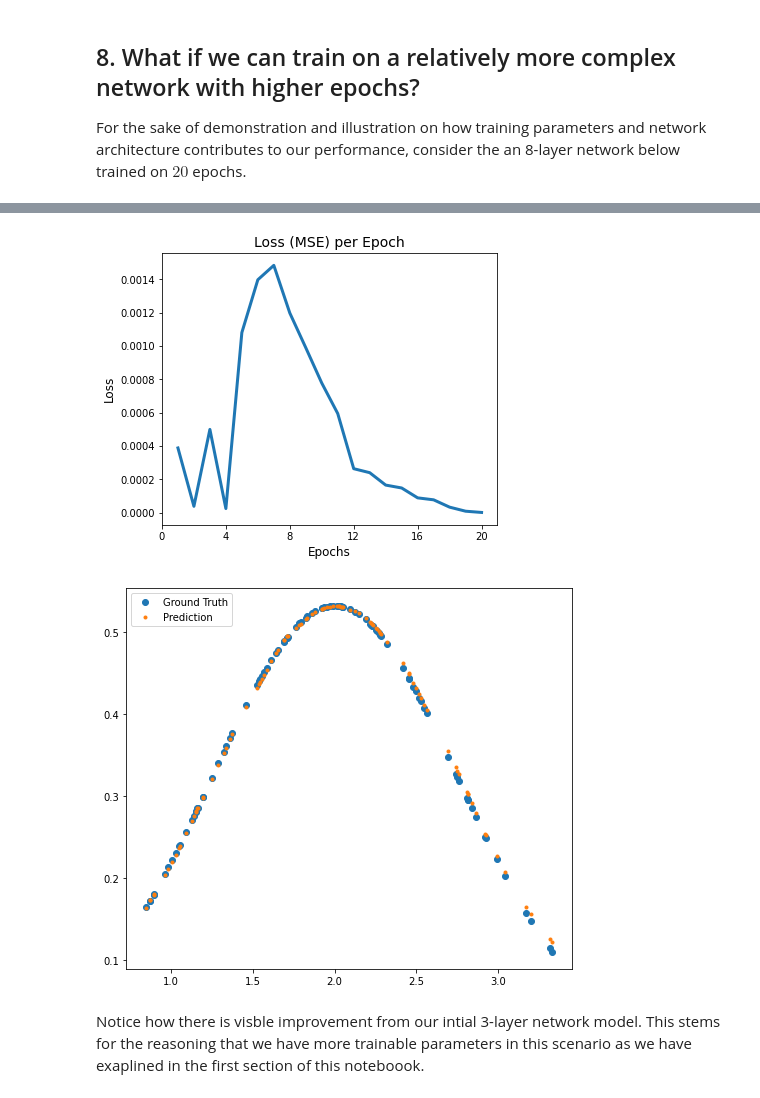
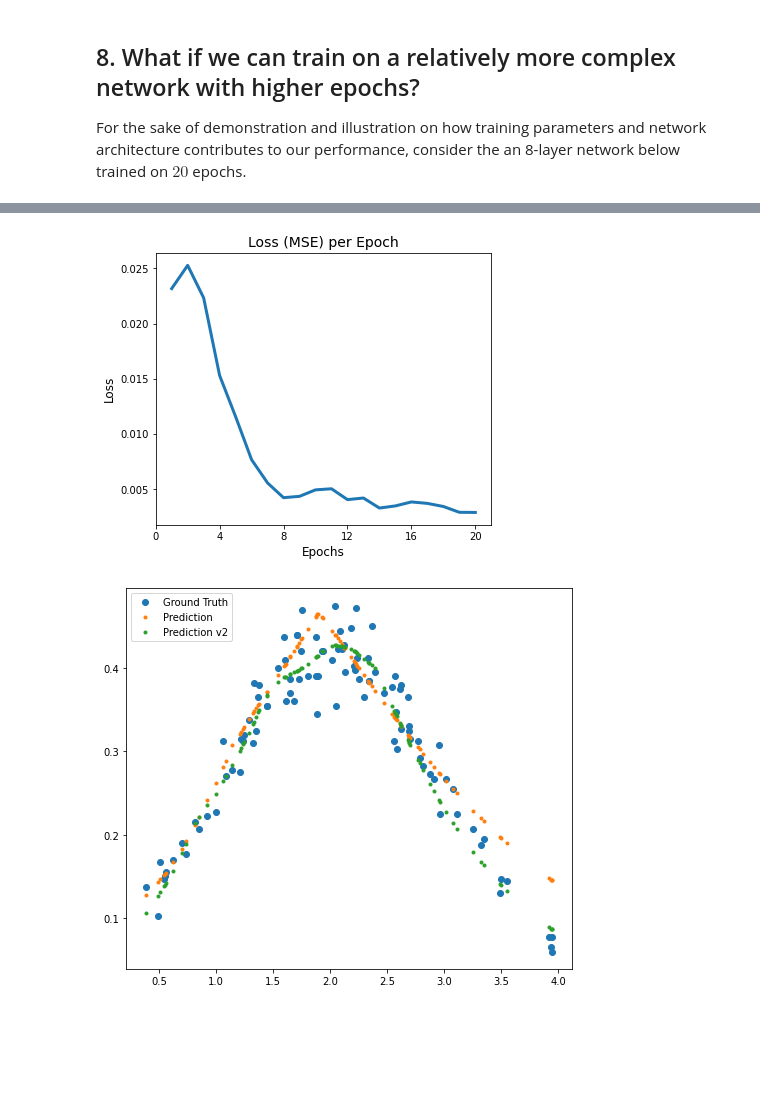
Before and after one commit to francismarquez/Foundations-of-Machine-Learning-Exercises, a Jupyter notebook: exercise-2/exercise-2.ipynb, the cells around one changed output, grey strips where cells are left out. Drawn from its saved outputs; the diff is of its cells as text; code cells hidden in the pictures; blank space fills up the shorter version.

```diff
--- a/exercise-2/exercise-2.ipynb
+++ b/exercise-2/exercise-2.ipynb
@@ -405,32 +405,13 @@ plt.show()
 For the sake of demonstration and illustration on how training parameters and network architecture contributes to our performance, consider the an 8-layer network below trained on $20$ epochs.
 # %%
 mlp = [
-    {"input_dim": 1, "output_dim": 64, "activation": "relu"},
-    {"input_dim": 64, "output_dim": 64, "activation": "relu"},
-    {"input_dim": 64, "output_dim": 64, "activation": "relu"},
-    {"input_dim": 64, "output_dim": 64, "activation": "relu"},
-    {"input_dim": 64, "output_dim": 64, "activation": "relu"},
-    {"input_dim": 64, "output_dim": 1, "activation": "sigmoid"},
+    {"input_dim": 1, "output_dim": 32, "activation": "relu"},
+    {"input_dim": 32, "output_dim": 32, "activation": "relu"},
+    {"input_dim": 32, "output_dim": 64, "activation": "relu"},
+    {"input_dim": 64, "output_dim": 128, "activation": "relu"},
+    {"input_dim": 128, "output_dim": 32, "activation": "relu"},
+    {"input_dim": 32, "output_dim": 1, "activation": "sigmoid"},
 ]
-
-# user defined
-mu = float(input('Enter mean:'))
-sigma = float(input('Enter standard deviation:'))
-
-s = np.random.normal(mu, sigma, 1000000)
-
-s1 = np.array(list(filter(lambda x: x <= (mu + 2*sigma) and x >= (mu - 2*sigma), s)))
-
-dataset_len = 1000
-TRAIN_SPLIT = int(0.9 * dataset_len)
-TEST_SPLIT = int(0.1 * dataset_len)
-
-dataset_x = np.random.choice(s1, dataset_len)
-# gaussian distribution function as ground truth for training
-dataset_y = 1/(sigma * np.sqrt(2 * np.pi)) * np.exp( - (dataset_x - mu)**2 / (2 * sigma**2) )
-
-train_x, test_x = np.split(dataset_x, [TRAIN_SPLIT])
-train_y, test_y = np.split(dataset_y, [TRAIN_SPLIT])
 
 loss = []
 l1 = []
@@ -450,12 +431,13 @@ plt.ylabel('Loss', fontsize=12)
 plt.xticks(range(0,epochs+1,4))
 plt.show()
 
-test_y_hat, _ = full_forward_propagation(np.transpose(test_x.reshape(-1,1)), params_values, mlp)
+test_y_hat_2, _ = full_forward_propagation(np.transpose(test_x.reshape(-1,1)), params_values, mlp)
 import matplotlib.pyplot as plt
 
 plt.figure(figsize=(8,7))
 plt.plot(test_x, test_y, 'o', label='Ground Truth')
 plt.plot(test_x, np.transpose(test_y_hat), '.', label='Prediction')
+plt.plot(test_x, np.transpose(test_y_hat_2), '.', label='Prediction v2')
 plt.legend(loc='upper left')
 plt.show()
 # %% [output]
@@ -482,4 +464,2 @@ Epoch: 20   ===  Loss: 0.00000   ===  L1: 0.00129     ===  Time elapsed: 0.00023
-[figure, old version]
+[figure, new version]
-[figure, old version]
+[figure, new version]
-# %% [markdown]
-Notice how there is visble improvement from our intial 3-layer network model. This stems for the reasoning that we have more trainable parameters in this scenario as we have exaplined in the first section of this noteboook.
```
Also changed, not shown: parts of 9 cells of this notebook.
